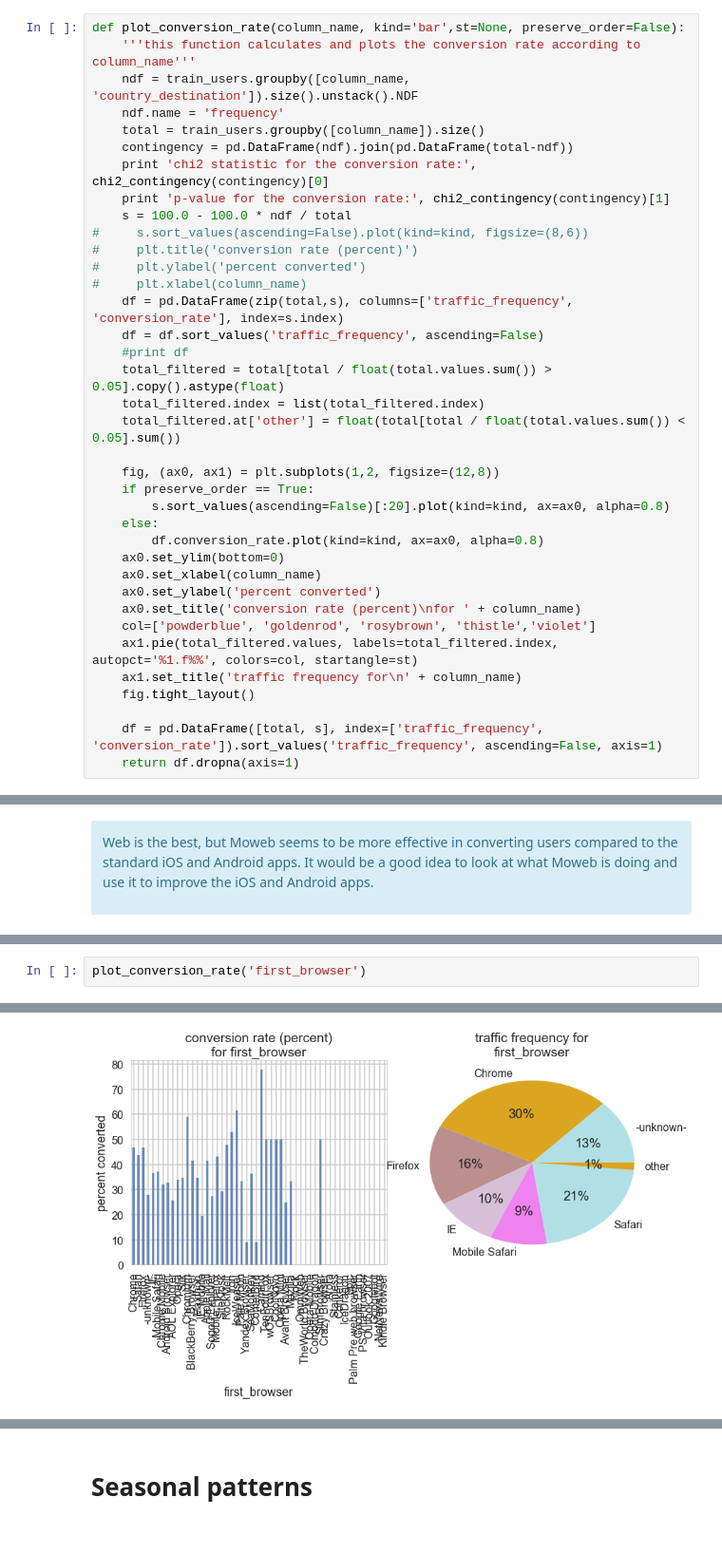
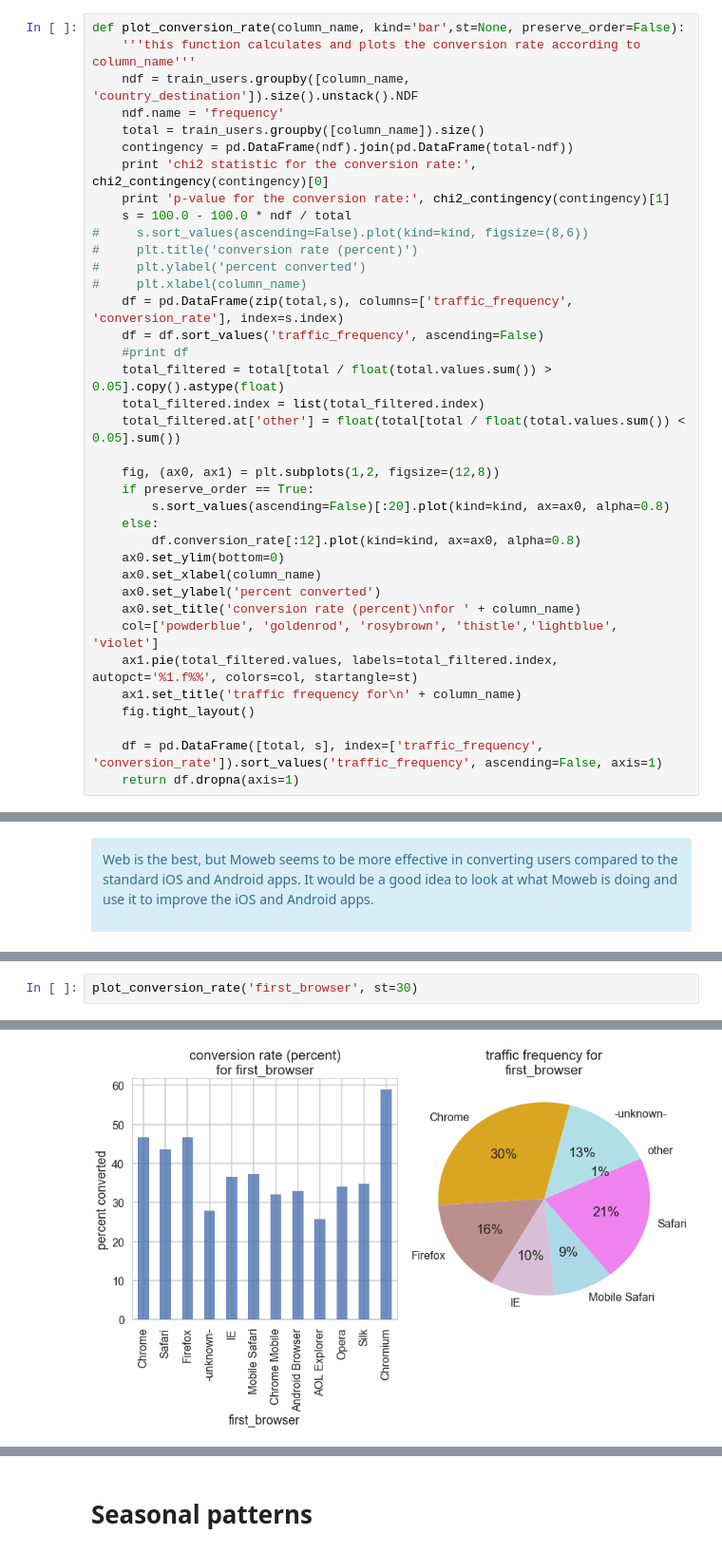
Before and after one commit to partha0solapurkar/springboard_data_science_intensive, a Jupyter notebook: capstone_project/exploratory_data_analysis.ipynb, the cells around one changed output, grey strips where cells are left out. Shown at 95% size. Cells and saved outputs as stored; diff of their text form.

```diff
--- a/capstone_project/exploratory_data_analysis.ipynb
+++ b/capstone_project/exploratory_data_analysis.ipynb
@@ -336,12 +336,12 @@ def plot_conversion_rate(column_name, kind='bar',st=None, preserve_order=False):
     if preserve_order == True:
         s.sort_values(ascending=False)[:20].plot(kind=kind, ax=ax0, alpha=0.8)
     else:
-        df.conversion_rate.plot(kind=kind, ax=ax0, alpha=0.8)
+        df.conversion_rate[:12].plot(kind=kind, ax=ax0, alpha=0.8)
     ax0.set_ylim(bottom=0)
     ax0.set_xlabel(column_name)
     ax0.set_ylabel('percent converted')
     ax0.set_title('conversion rate (percent)\nfor ' + column_name)
-    col=['powderblue', 'goldenrod', 'rosybrown', 'thistle','violet']
+    col=['powderblue', 'goldenrod', 'rosybrown', 'thistle','lightblue', 'violet']
     ax1.pie(total_filtered.values, labels=total_filtered.index, autopct='%1.f%%', colors=col, startangle=st)
     ax1.set_title('traffic frequency for\n' + column_name)
     fig.tight_layout()
@@ -480,10 +496,10 @@ p-value for the conversion rate: nan
 # %%
-plot_conversion_rate('first_browser')
+plot_conversion_rate('first_browser', st=30)
 # %% [output]
 chi2 statistic for the conversion rate: nan
 p-value for the conversion rate: nan
 | first_browser | Chrome | Safari | Firefox | -unknown- | IE | Mobile Safari | Chrome Mobile | Android Browser | ... |
 | traffic_frequency | 63792.00000 | 45125.000000 | 33627.000000 | 27248.000000 | 21056.00000 | 19255.000000 | 1268.000000 | 850.000000 | ... |
 | conversion_rate | 46.77389 | 43.643213 | 46.727332 | 27.913975 | 36.62614 | 37.216307 | 32.018927 | 32.941176 | ... |
 2 rows × 46 columns
-[figure, old version]
+[figure, new version]
```
Also changed, not shown: parts of 10 cells of this notebook.
